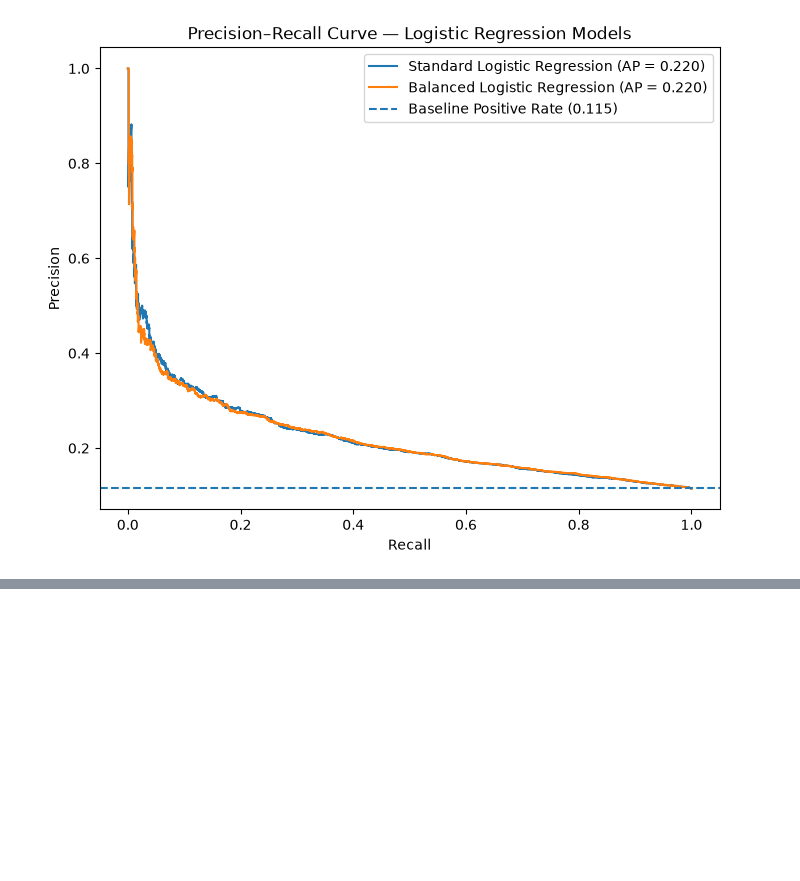
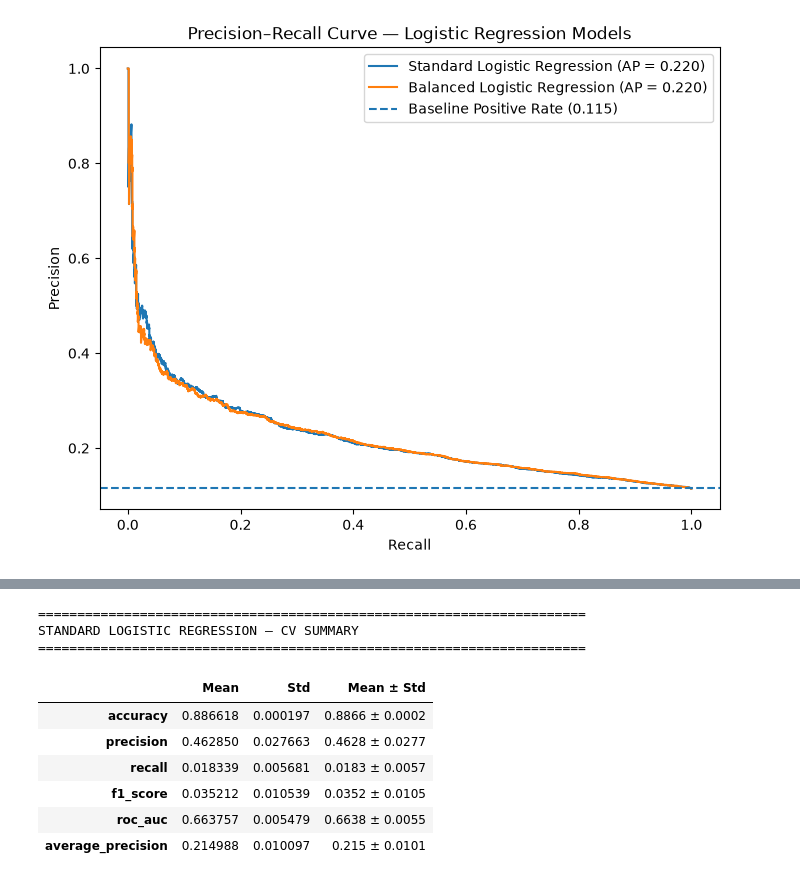
Before and after one commit to amanchaurasia512/diabetes-130-hospitals, a Jupyter notebook: Notebook/04_machine_learning_modeling.ipynb, the cells around one changed output, grey strips where cells are left out. Saved outputs shown, nothing was run; the diff lists cells and outputs as text; code cells hidden in the pictures; blank space fills up the shorter version.

```diff
--- a/Notebook/04_machine_learning_modeling.ipynb
+++ b/Notebook/04_machine_learning_modeling.ipynb
@@ -1629,0 +1915,32 @@ plt.show()
+# %%
+# ============================================================
+# CROSS-VALIDATION SUMMARY
+# ============================================================
+
+cv_summary = pd.DataFrame({
+    "Mean": cv_results_df.drop(columns="fold").mean(),
+    "Std": cv_results_df.drop(columns="fold").std()
+})
+
+cv_summary["Mean ± Std"] = (
+    cv_summary["Mean"].round(4).astype(str)
+    + " ± "
+    + cv_summary["Std"].round(4).astype(str)
+)
+
+print("=" * 70)
+print("STANDARD LOGISTIC REGRESSION — CV SUMMARY")
+print("=" * 70)
+
+display(cv_summary)
+# %% [output]
+======================================================================
+STANDARD LOGISTIC REGRESSION — CV SUMMARY
+======================================================================
+|  | Mean | Std | Mean ± Std |
+| accuracy | 0.886618 | 0.000197 | 0.8866 ± 0.0002 |
+| precision | 0.462850 | 0.027663 | 0.4628 ± 0.0277 |
+| recall | 0.018339 | 0.005681 | 0.0183 ± 0.0057 |
+| f1_score | 0.035212 | 0.010539 | 0.0352 ± 0.0105 |
+| roc_auc | 0.663757 | 0.005479 | 0.6638 ± 0.0055 |
+| average_precision | 0.214988 | 0.010097 | 0.215 ± 0.0101 |
```
Also changed, not shown: parts of 15 cells of this notebook.
